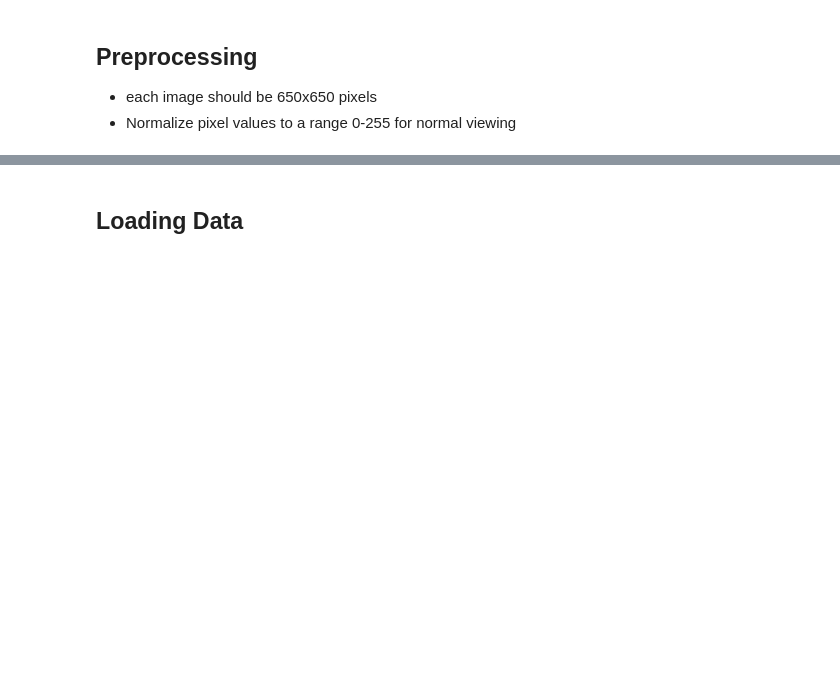
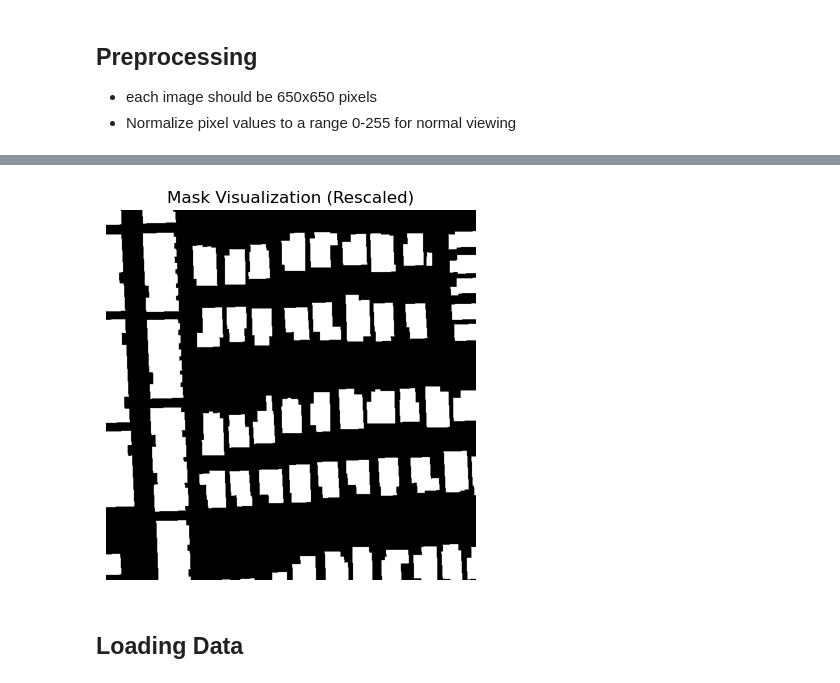
Before and after one commit to noface-0/Geoestimation, a Jupyter notebook: notebook.ipynb, the cells around one changed output, grey strips where cells are left out. Drawn from its saved outputs; the diff is of its cells as text; code cells hidden in the pictures; blank space fills up the shorter version.

Commit message:
images processed

```diff
--- a/notebook.ipynb
+++ b/notebook.ipynb
@@ -312,14 +359,16 @@ def visualize_mask(mask_path):
     scaled_mask = (mask_data * 255).astype(np.uint8)
 
     # Plot
-    plt.figure(figsize=(6,6))
+    # plt.figure(figsize=(6,6))
     plt.imshow(scaled_mask, cmap='gray')
     plt.title("Mask Visualization (Rescaled)")
     plt.axis('off')  # hide axes
     plt.show()
 # %%
-mask_file = "dataset/processed_masks/AOI_2_Vegas_Train/geojson/RGB-PanSharpen_AOI_2_Vegas_img4817_mask.tif"
+mask_file = "dataset/processed_masks/AOI_2_Vegas_Train/geojson/RGB-PanSharpen_AOI_2_Vegas_img1070_mask.tif"
 visualize_mask(mask_file)
+# %% [output]
+[figure, added]
 # %% [markdown]
 ## Loading Data
 # %%
```
Also changed, not shown: parts of 6 cells of this notebook.
